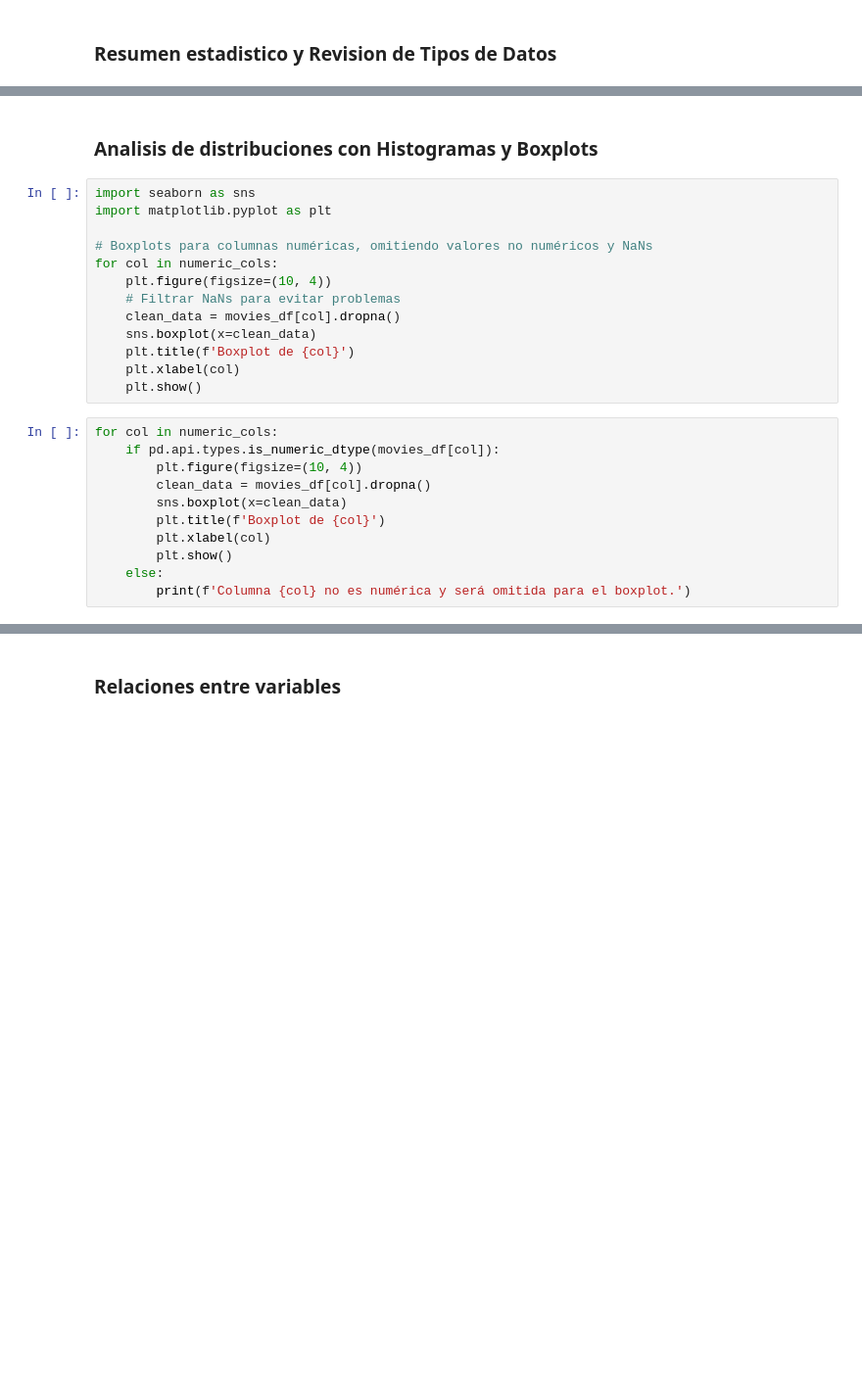
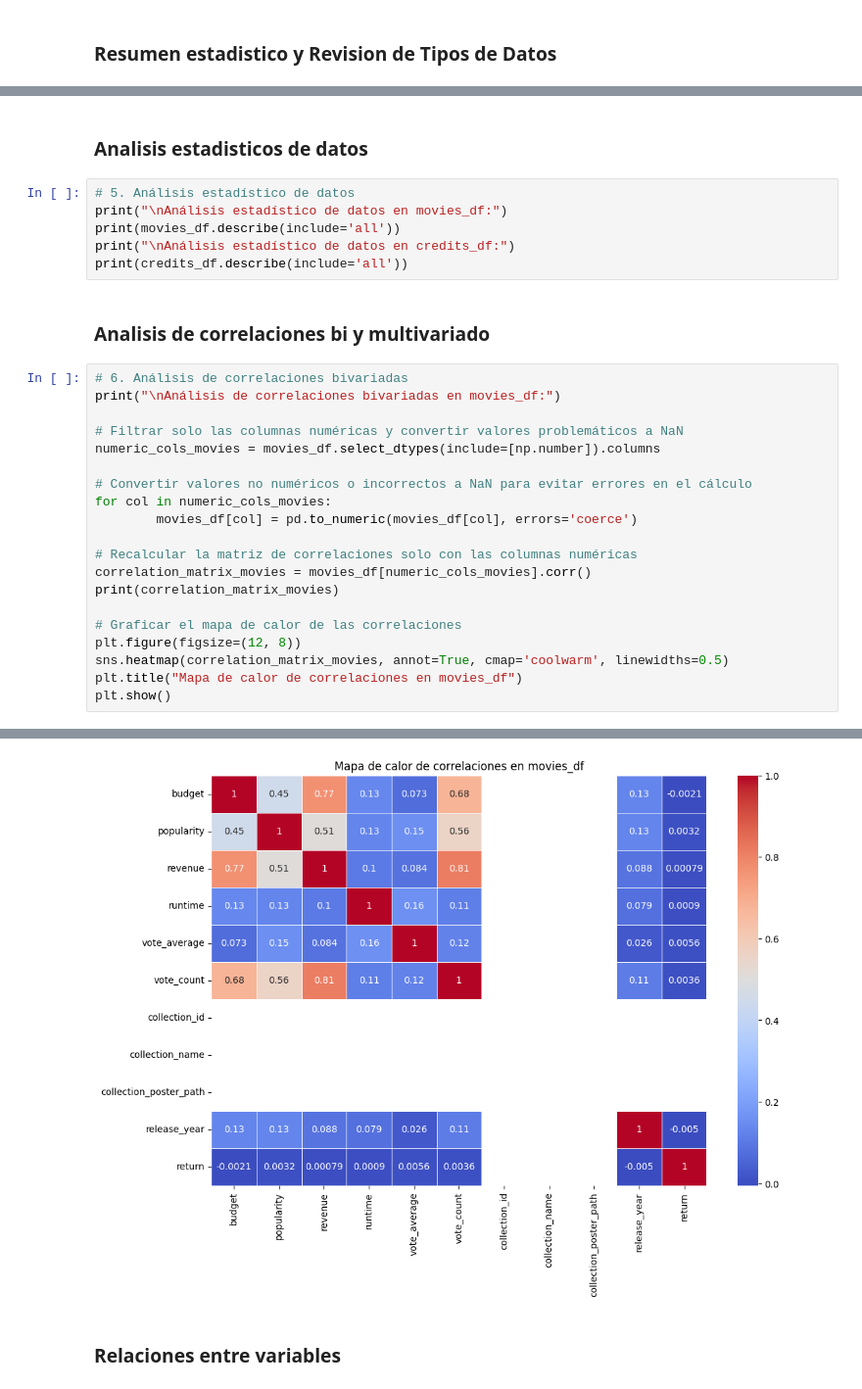
Before and after one commit to TomasFeiertag/Proyecto-MLOps-1, a Jupyter notebook: reports/EDA.ipynb, the cells around one changed output, grey strips where cells are left out. Shown at 98% size. Saved outputs shown, nothing was run; the diff lists cells and outputs as text; blank space fills up the shorter version.

```diff
--- a/reports/EDA.ipynb
+++ b/reports/EDA.ipynb
@@ -39,26 +46,31 @@ dtype: object
+# %% [markdown]
+### Analisis estadisticos de datos
+# %%
+# 5. Análisis estadístico de datos
+print("\nAnálisis estadístico de datos en movies_df:")
+print(movies_df.describe(include='all'))
+print("\nAnálisis estadístico de datos en credits_df:")
+print(credits_df.describe(include='all'))
 # %% [markdown]
-### Analisis de distribuciones con Histogramas y Boxplots
+### Analisis de correlaciones bi y multivariado
-# %%
-import seaborn as sns
-import matplotlib.pyplot as plt
-
-# Boxplots para columnas numéricas, omitiendo valores no numéricos y NaNs
-for col in numeric_cols:
-    plt.figure(figsize=(10, 4))
-    # Filtrar NaNs para evitar problemas
-    clean_data = movies_df[col].dropna()
-    sns.boxplot(x=clean_data)
-    plt.title(f'Boxplot de {col}')
-    plt.xlabel(col)
-    plt.show()
-# %%
-for col in numeric_cols:
-    if pd.api.types.is_numeric_dtype(movies_df[col]):
-        plt.figure(figsize=(10, 4))
-        clean_data = movies_df[col].dropna()
-        sns.boxplot(x=clean_data)
-        plt.title(f'Boxplot de {col}')
-        plt.xlabel(col)
-        plt.show()
-    else:
-        print(f'Columna {col} no es numérica y será omitida para el boxplot.')
+# %%
+# 6. Análisis de correlaciones bivariadas
+print("\nAnálisis de correlaciones bivariadas en movies_df:")
+
+# Filtrar solo las columnas numéricas y convertir valores problemáticos a NaN
+numeric_cols_movies = movies_df.select_dtypes(include=[np.number]).columns
+
+# Convertir valores no numéricos o incorrectos a NaN para evitar errores en el cálculo
+for col in numeric_cols_movies:
+        movies_df[col] = pd.to_numeric(movies_df[col], errors='coerce')
+
+# Recalcular la matriz de correlaciones solo con las columnas numéricas
+correlation_matrix_movies = movies_df[numeric_cols_movies].corr()
+print(correlation_matrix_movies)
+
+# Graficar el mapa de calor de las correlaciones
+plt.figure(figsize=(12, 8))
+sns.heatmap(correlation_matrix_movies, annot=True, cmap='coolwarm', linewidths=0.5)
+plt.title("Mapa de calor de correlaciones en movies_df")
+plt.show()
+# %% [output]
@@ -65,3 +94,4 @@ for col in numeric_cols:
+[figure, added]
 # %% [markdown]
 ### Relaciones entre variables
 # %%
```
Also changed, not shown: parts of 13 cells of this notebook.
